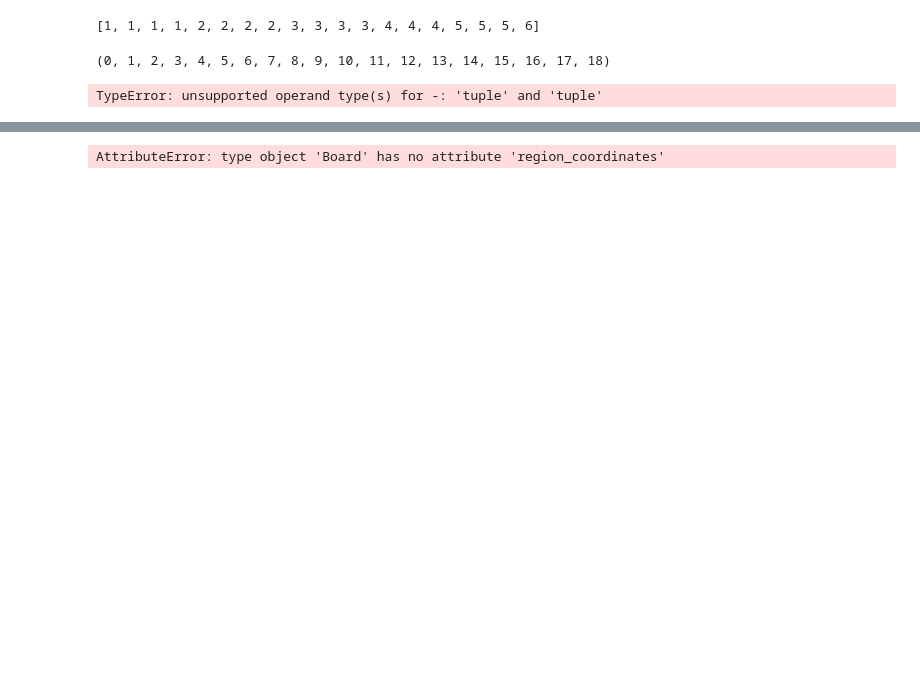
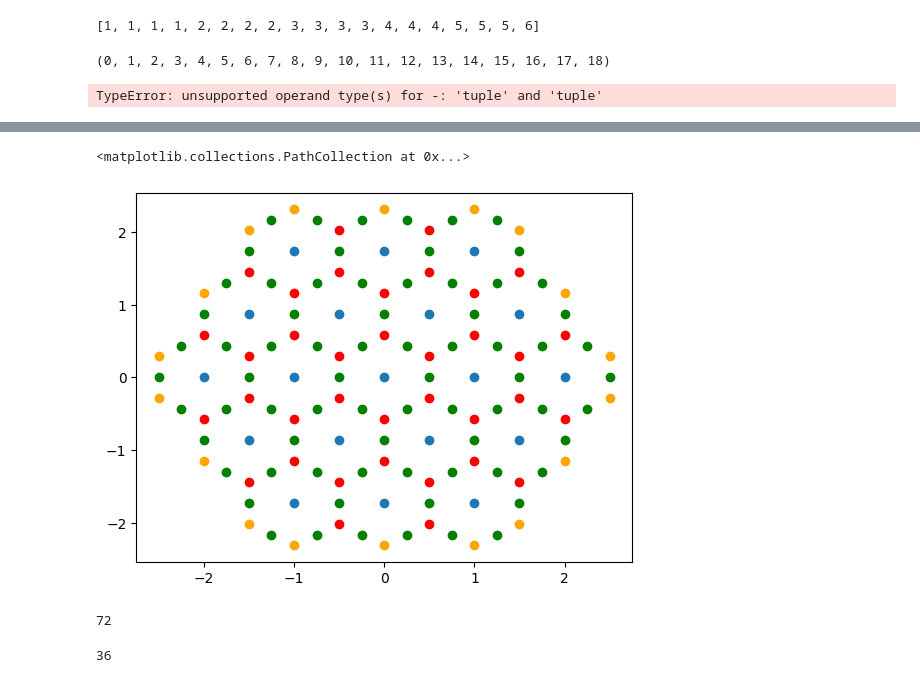
Before and after one commit to GuillaumeFerreol/Catan, a Jupyter notebook: V1/junk_notebook.ipynb, the cells around one changed output, grey strips where cells are left out. Saved outputs shown, nothing was run; the diff lists cells and outputs as text; code cells hidden in the pictures; blank space fills up the shorter version.

Commit message:
fixing setup board

```diff
--- a/V1/junk_notebook.ipynb
+++ b/V1/junk_notebook.ipynb
@@ -343,8 +341,29 @@ class Game:
 # %%
 import matplotlib.pyplot as plt
 # %%
-board=Board
+board=Board()
+board.setup_board()
-# %%
-Board.setup_board(board)
-# %% [output]
-AttributeError: type object 'Board' has no attribute 'region_coordinates'
+# %%
+x=[x.coordinates[0] for x in board.regions]
+y=[x.coordinates[1] for x in board.regions]
+plt.scatter(x,y)
+x1=[x.coordinates[0] for x in board.settlements]
+y1=[x.coordinates[1] for x in board.settlements]
+plt.scatter(x1,y1, c='red')
+x2=[x.coordinates[0] for x in board.settlements_test]
+y2=[x.coordinates[1] for x in board.settlements_test]
+plt.scatter(x2,y2, c='orange')
+x3=[x.coordinates[0] for x in board.roads]
+y3=[x.coordinates[1] for x in board.roads]
+plt.scatter(x3,y3, c='green')
+# %% [output]
+<matplotlib.collections.PathCollection at 0x...>
+[figure, added]
+# %%
+len(board.roads)
+# %% [output]
+72
+# %%
+len(board.settlements)
+# %% [output]
+36
```
Also changed, not shown: parts of 8 cells of this notebook, 2 other files.
